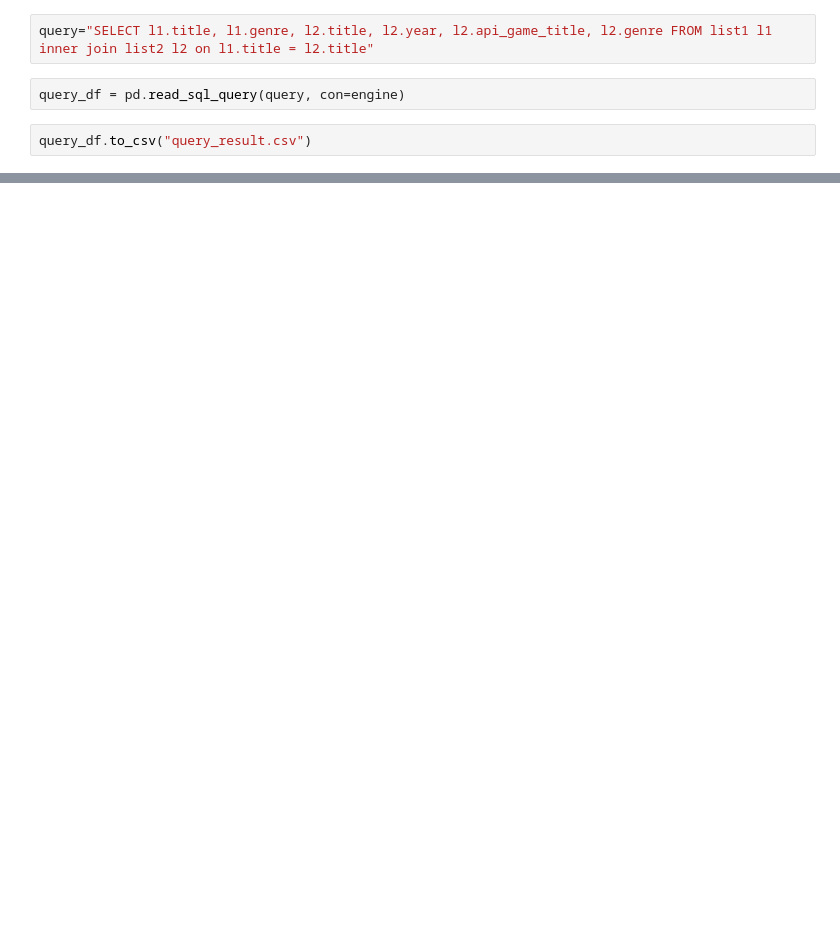
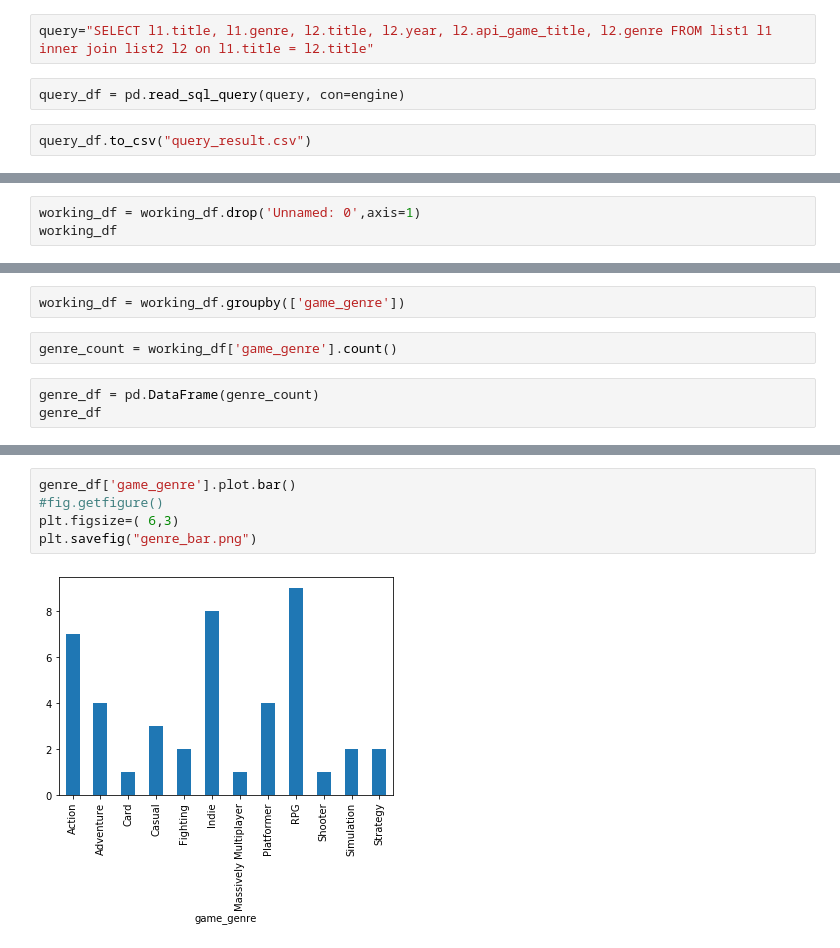
Before and after one commit to pcaudilla/ETL-Project, a Jupyter notebook: anime-etl/anime_list.ipynb, the cells around one changed output, grey strips where cells are left out. Drawn from its saved outputs; the diff is of its cells as text; blank space fills up the shorter version.

Commit message:
add plot for game/genre

```diff
--- a/anime-etl/anime_list.ipynb
+++ b/anime-etl/anime_list.ipynb
@@ -413,0 +440,3 @@ query_df
+# %%
+working_df = working_df.drop('Unnamed: 0',axis=1)
+working_df
@@ -413,0 +461,7 @@ query_df
+# %%
+working_df = working_df.groupby(['game_genre'])
+# %%
+genre_count = working_df['game_genre'].count()
+# %%
+genre_df = pd.DataFrame(genre_count)
+genre_df
@@ -413,0 +483,7 @@ query_df
+# %%
+genre_df['game_genre'].plot.bar()
+#fig.getfigure()
+plt.figsize=( 6,3)
+plt.savefig("genre_bar.png")
+# %% [output]
+[figure, added]
```
Also changed, not shown: parts of 7 cells of this notebook.
